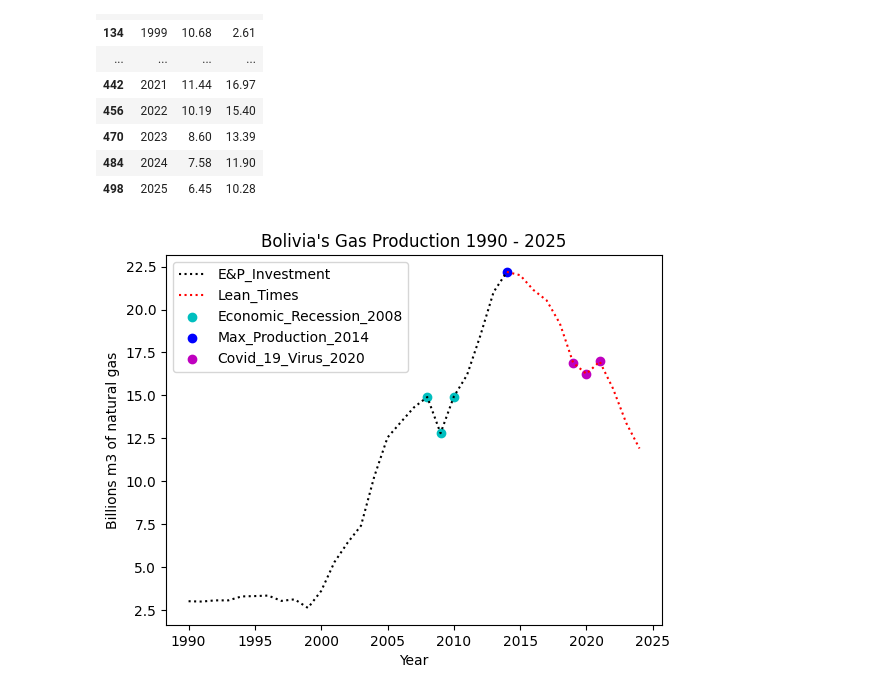
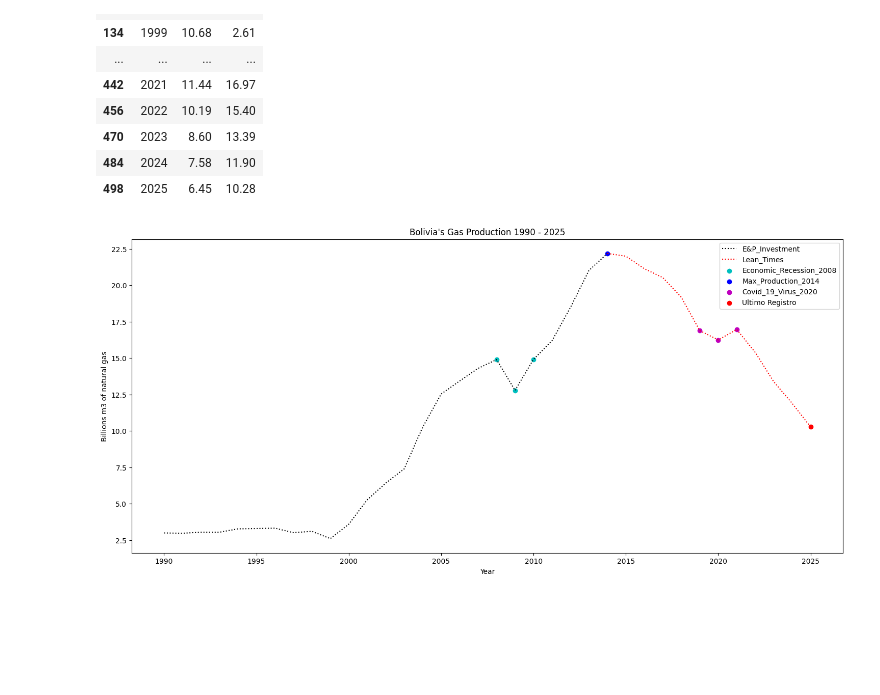
Before and after one commit to Capaquira/projectsHighCode, a Jupyter notebook: BoliviaGasProd.ipynb, the cells around one changed output. Drawn from its saved outputs; the diff is of its cells as text; code cells hidden in the pictures; blank space fills up the shorter version.

Commit message:
Oil production added showing the lowest value in the whole data set since 1900

```diff
--- a/BoliviaGasProd.ipynb
+++ b/BoliviaGasProd.ipynb
@@ -157,41 +157,51 @@ df_cleaned
 | 484 | 2024 | 7.58 | 11.90 |
 | 498 | 2025 | 6.45 | 10.28 |
 # %%
-'''Plot data'''
+'''Plot data for Gas'''
 years0 = range(1990,2015)
 df_EP_Investment = df_cleaned.query("YEAR in @years0")
 
-years1 = range(2014,2025)
+years1 = range(2014,2026)
 df_lean_times = df_cleaned.query("YEAR in @years1")
 
 years2 = range(2008,2011)
 df_economic_recession_2008 = df_cleaned.query("YEAR in @years2")
+
 years3 = 2014
 df_max_production = df_cleaned.query("YEAR == 2014")
+
 years4 = range(2019, 2022)
 df_covid_19_virus = df_cleaned.query("YEAR in @years4")
+
+years5 = 2025
+df_ultimoRegistro = df_cleaned.query("YEAR == 2025")
 
 x0 = df_EP_Investment.YEAR
 y0 = df_EP_Investment.GAS
 x1 = df_lean_times.YEAR
 y1 = df_lean_times.GAS
 x2 = df_economic_recession_2008.YEAR
 y2 = df_economic_recession_2008.GAS
 x3 = df_max_production.YEAR
 y3 = df_max_production.GAS
 x4 = df_covid_19_virus.YEAR
 y4 = df_covid_19_virus.GAS
+x5 = df_ultimoRegistro.YEAR
+y5 = df_ultimoRegistro.GAS
+
+plt.figure(figsize=(18,8))
 
 plt.plot(x0, y0,color='k',linestyle = 'dotted',label='E&P_Investment')
 plt.plot(x1, y1,color='r',linestyle = 'dotted',label='Lean_Times')
 plt.scatter(x2, y2,color='c', label='Economic_Recession_2008')
 plt.scatter(x3, y3,color='b', label='Max_Production_2014')
 plt.scatter(x4, y4,color='m', label='Covid_19_Virus_2020')
+plt.scatter(x5, y5,color='r', label='Ultimo Registro')
 
 plt.title("Bolivia's Gas Production 1990 - 2025")
 plt.ylabel("Billions m3 of natural gas")
 plt.xlabel("Year")
 plt.legend()
 plt.show()
 # %% [output]
-[figure, old version]
+[figure, new version]
```
Also changed, not shown: parts of 1 cell of this notebook.
